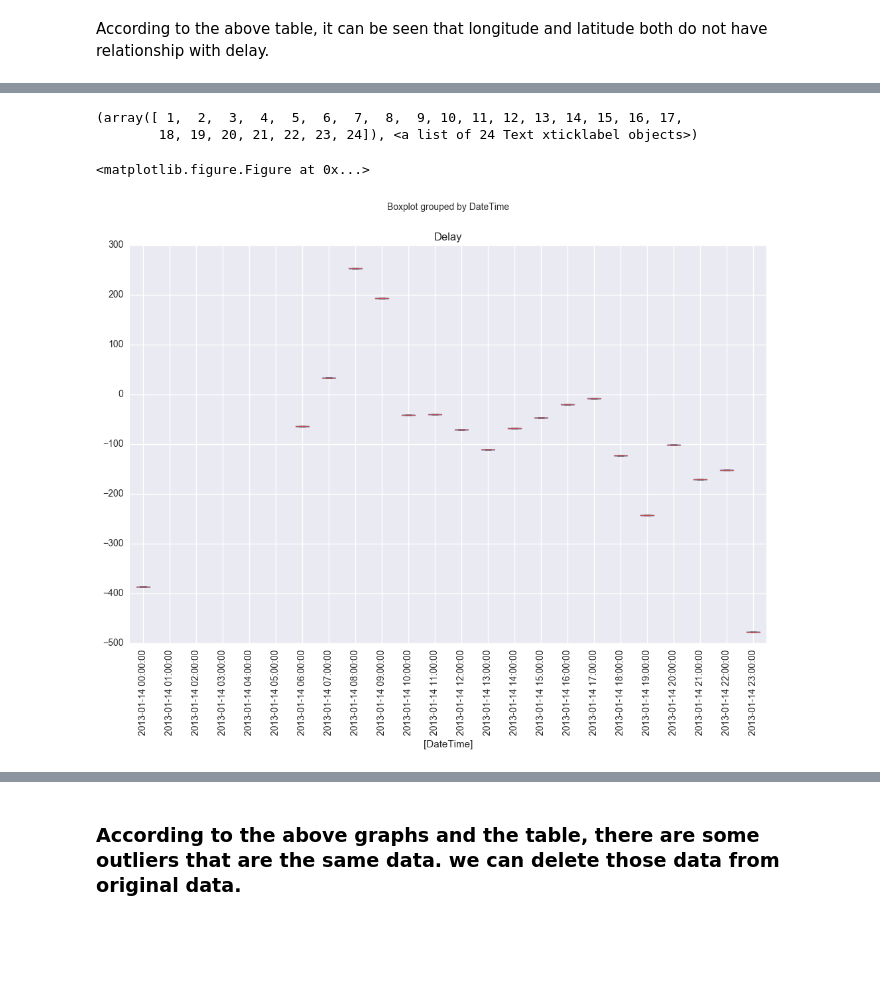
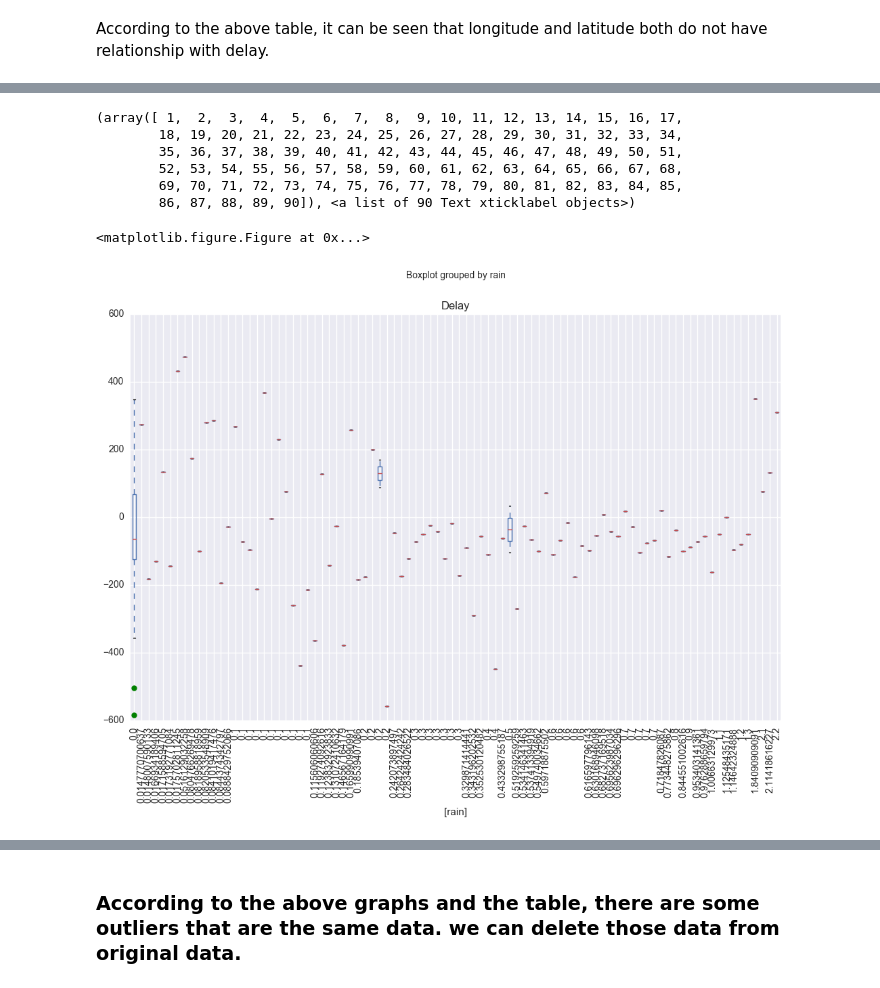
Before and after one commit to DavyShaw/Summer-Project, a Jupyter notebook: RF.ipynb, the cells around one changed output, grey strips where cells are left out. Drawn from its saved outputs; the diff is of its cells as text; code cells hidden in the pictures; blank space fills up the shorter version.

```diff
--- a/RF.ipynb
+++ b/RF.ipynb
@@ -250,0 +345,8 @@ clean_df.head()
+# %%
+clean_df['timestamp'] = pd.to_datetime(clean_df['timestamp'], format="%Y-%m-%d %H:%M:%S")
+clean_df['date'] = [d.date() for d in clean_df['timestamp']]
+clean_df['time'] = [d.time() for d in clean_df['timestamp']]
+clean_df['date'] = pd.to_datetime(clean_df['date'])
+clean_df['weekday'] = clean_df['date'].dt.weekday_name
+
+clean_df
@@ -251,12 +413,16 @@ clean_df.head()
 # %%
 plt.figure()
 
 flierprops = dict(marker='o', markerfacecolor='green', markersize=6,
                   linestyle='none')
-bp = clean_df.boxplot(column=['Delay'], by=['DateTime'],flierprops=flierprops,figsize=(12,8))
+bp = clean_df.boxplot(column=['Delay'], by=['rain'],flierprops=flierprops,figsize=(12,8))
 pl.xticks(rotation = 90)
 # %% [output]
 (array([ 1,  2,  3,  4,  5,  6,  7,  8,  9, 10, 11, 12, 13, 14, 15, 16, 17,
-        18, 19, 20, 21, 22, 23, 24]), <a list of 24 Text xticklabel objects>)
+        18, 19, 20, 21, 22, 23, 24, 25, 26, 27, 28, 29, 30, 31, 32, 33, 34,
+        35, 36, 37, 38, 39, 40, 41, 42, 43, 44, 45, 46, 47, 48, 49, 50, 51,
+        52, 53, 54, 55, 56, 57, 58, 59, 60, 61, 62, 63, 64, 65, 66, 67, 68,
+        69, 70, 71, 72, 73, 74, 75, 76, 77, 78, 79, 80, 81, 82, 83, 84, 85,
+        86, 87, 88, 89, 90]), <a list of 90 Text xticklabel objects>)
 <matplotlib.figure.Figure at 0x...>
-[figure, old version]
+[figure, new version]
```
Also changed, not shown: parts of 57 cells of this notebook.
